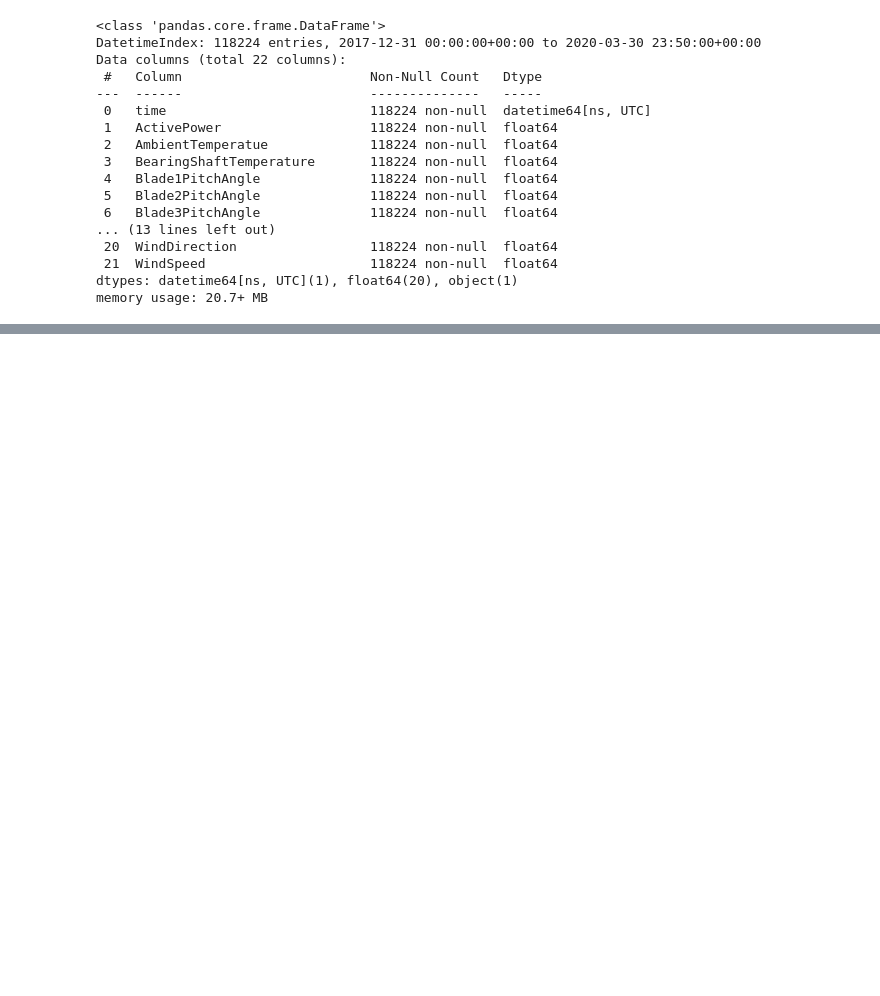
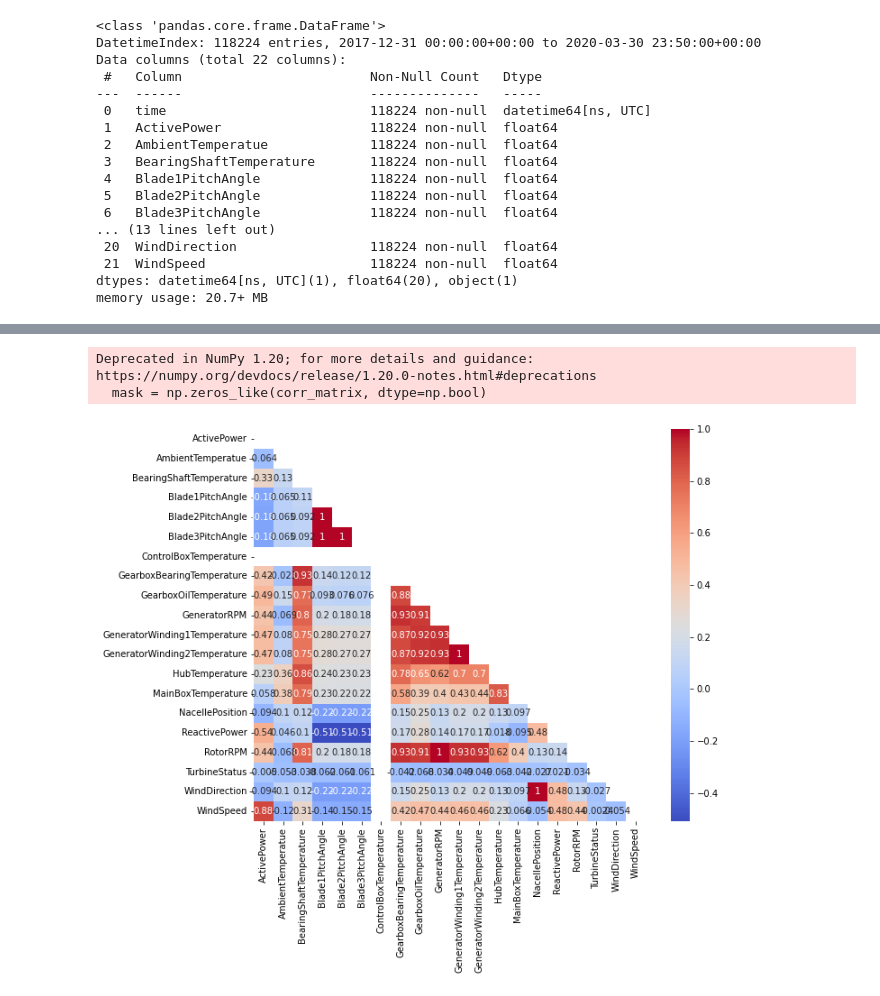
Before and after one commit to abilcode/legit-tst, a Jupyter notebook: technical_test/code/iter2/dataProcessing.ipynb, the cells around one changed output, grey strips where cells are left out. Drawn from its saved outputs; the diff is of its cells as text; code cells hidden in the pictures; blank space fills up the shorter version.

```diff
--- a/technical_test/code/iter2/dataProcessing.ipynb
+++ b/technical_test/code/iter2/dataProcessing.ipynb
@@ -42,3 +77,5 @@ for i in range(4):
     data_arr[i].columns = cols_
     data_arr[i] = data_arr[i].iloc[:,1:]
 data_update_day_median,data_update_day_std,data_update_day_min,data_update_day_max = data_arr
+# %%
+data_update_day_mean.index = pd.to_datetime(data_update_day_mean.index.date)
@@ -44,0 +102,16 @@ data_update_day_median,data_update_day_std,data_update_day_min,data_update_day_m
+# %%
+corr_matrix = data_update_day_mean.corr()
+mask = np.zeros_like(corr_matrix, dtype=np.bool)
+mask[np.triu_indices_from(mask)] = True
+
+fig, ax = plt.subplots(figsize=(10, 8))
+
+# Create the heatmap using seaborn's heatmap() function
+sns.heatmap(corr_matrix, mask=mask, cmap='coolwarm', annot=True, square=True, ax=ax)
+
+# Display the plot
+plt.show()
+# %% [output]
+Deprecated in NumPy 1.20; for more details and guidance: https://numpy.org/devdocs/release/1.20.0-notes.html#deprecations
+  mask = np.zeros_like(corr_matrix, dtype=np.bool)
+[figure, added]
```
Also changed, not shown: parts of 25 cells of this notebook, 3 other files.
